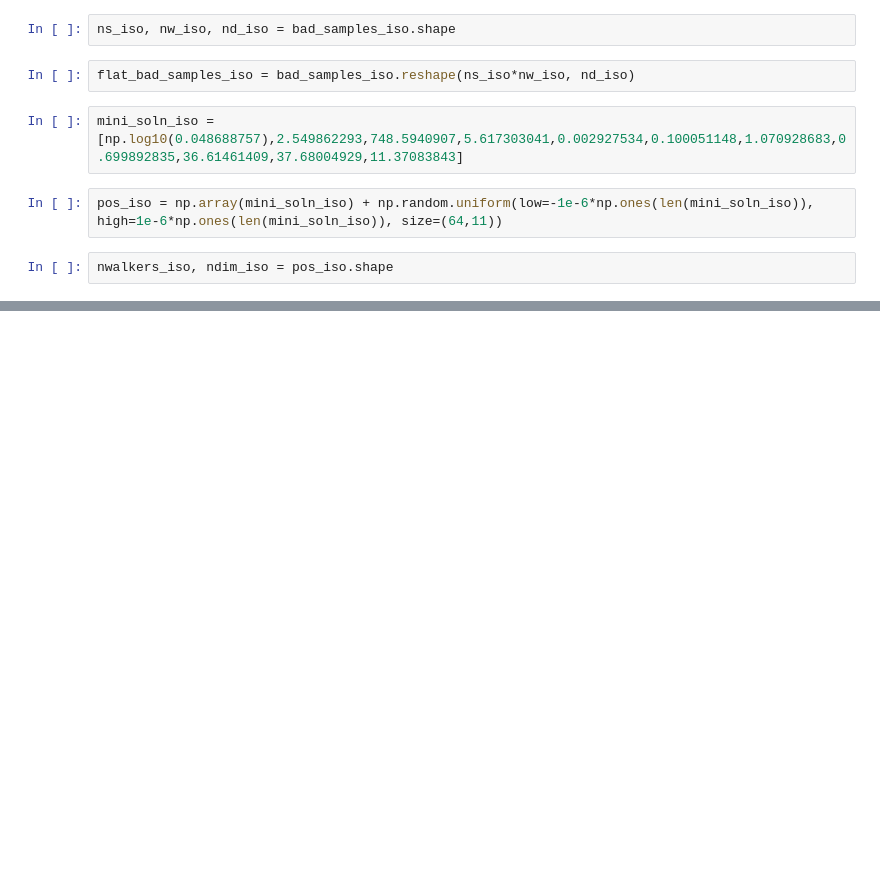
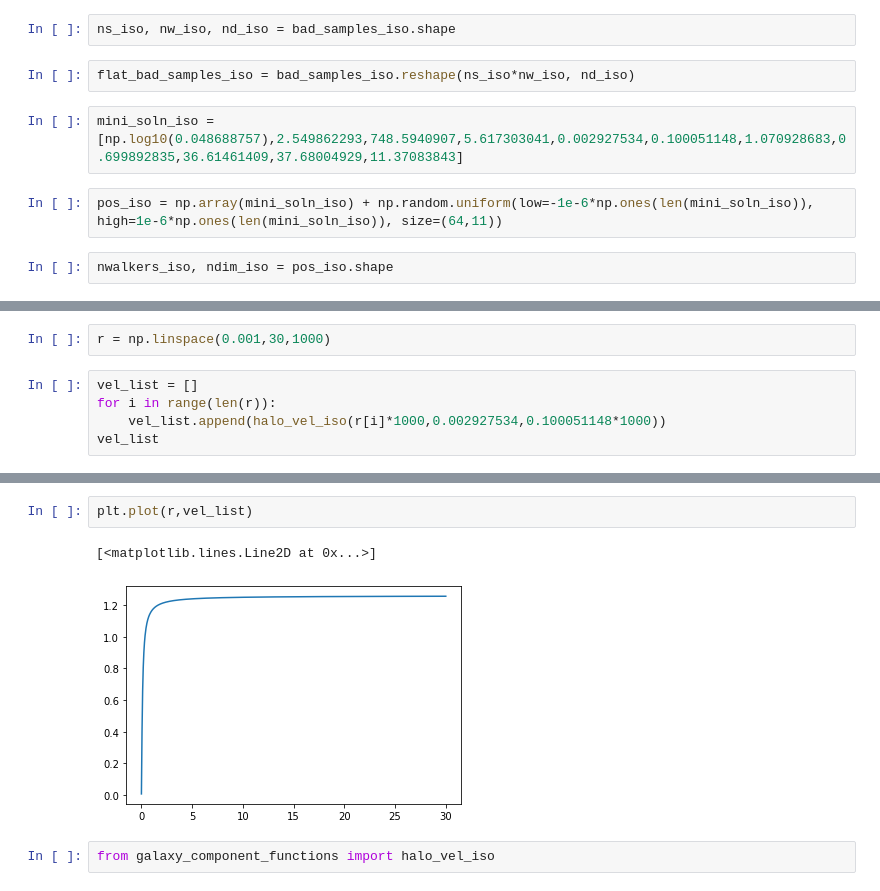
Before and after one commit to yzh250/RotationCurve, a Jupyter notebook: 2D_RC/main/MCMC.ipynb, the cells around one changed output, grey strips where cells are left out. Cells and saved outputs as stored; diff of their text form; blank space fills up the shorter version.

```diff
--- a/2D_RC/main/MCMC.ipynb
+++ b/2D_RC/main/MCMC.ipynb
@@ -111,0 +62,7 @@ WARNING:root:Too few points to create valid contours
+# %%
+r = np.linspace(0.001,30,1000)
+# %%
+vel_list = []
+for i in range(len(r)):
+    vel_list.append(halo_vel_iso(r[i]*1000,0.002927534,0.100051148*1000))
+vel_list
@@ -111,0 +87,7 @@ WARNING:root:Too few points to create valid contours
+# %%
+plt.plot(r,vel_list)
+# %% [output]
+[<matplotlib.lines.Line2D at 0x...>]
+[figure, added]
+# %%
+from galaxy_component_functions import halo_vel_iso
```
Also changed, not shown: parts of 23 cells of this notebook, 9 other files.
